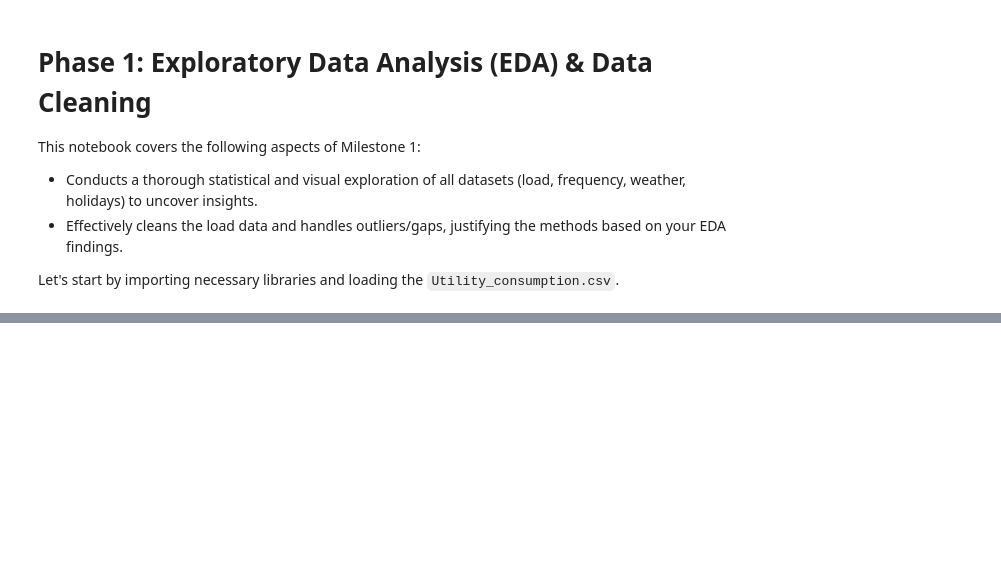
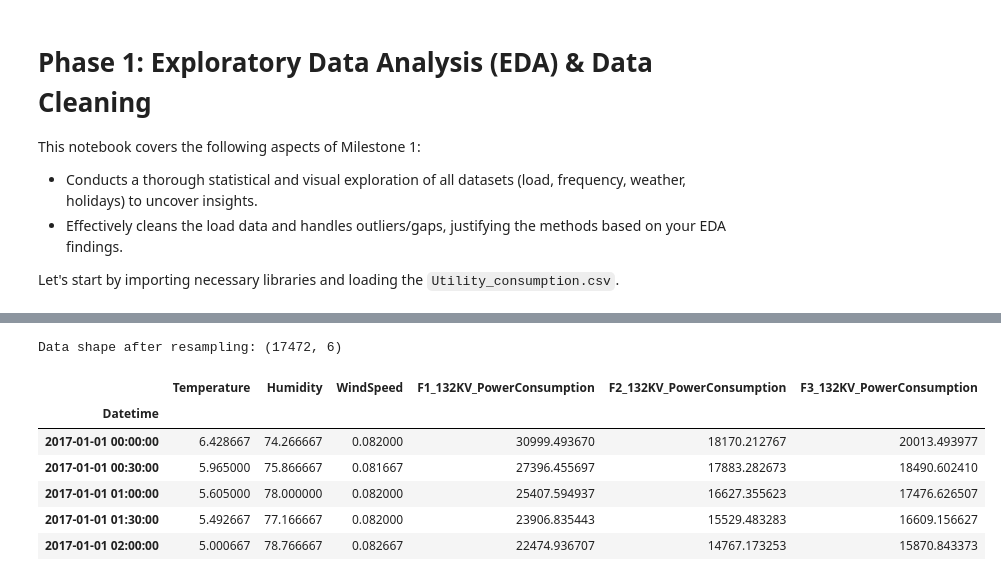
Before and after one commit to Harsh-karn/Intelligent-Power-Demand-Forecasting, a Jupyter notebook: notebooks/01_EDA_and_Cleaning.ipynb, the cells around one changed output, grey strips where cells are left out. Cells and saved outputs as stored; diff of their text form; code cells hidden in the pictures; blank space fills up the shorter version.

```diff
--- a/notebooks/01_EDA_and_Cleaning.ipynb
+++ b/notebooks/01_EDA_and_Cleaning.ipynb
@@ -43 +75,16 @@ display(df_load.isnull().sum())
+# %%
+# Resample to 30-minute intervals using the mean
+df_30m = df_load.resample('30min').mean()
+
+print(f"Data shape after resampling: {df_30m.shape}")
+display(df_30m.head())
+# %% [output]
+Data shape after resampling: (17472, 6)
+|  | Temperature | Humidity | WindSpeed | F1_132KV_PowerConsumption | F2_132KV_PowerConsumption | F3_132KV_PowerConsumption |
+| Datetime |  |  |  |  |  |  |
+| 2017-01-01 00:00:00 | 6.428667 | 74.266667 | 0.082000 | 30999.493670 | 18170.212767 | 20013.493977 |
+| 2017-01-01 00:30:00 | 5.965000 | 75.866667 | 0.081667 | 27396.455697 | 17883.282673 | 18490.602410 |
+| 2017-01-01 01:00:00 | 5.605000 | 78.000000 | 0.082000 | 25407.594937 | 16627.355623 | 17476.626507 |
+| 2017-01-01 01:30:00 | 5.492667 | 77.166667 | 0.082000 | 23906.835443 | 15529.483283 | 16609.156627 |
+| 2017-01-01 02:00:00 | 5.000667 | 78.766667 | 0.082667 | 22474.936707 | 14767.173253 | 15870.843373 |
 # %% [markdown]
```
Also changed, not shown: parts of 10 cells of this notebook, 5 other files.
